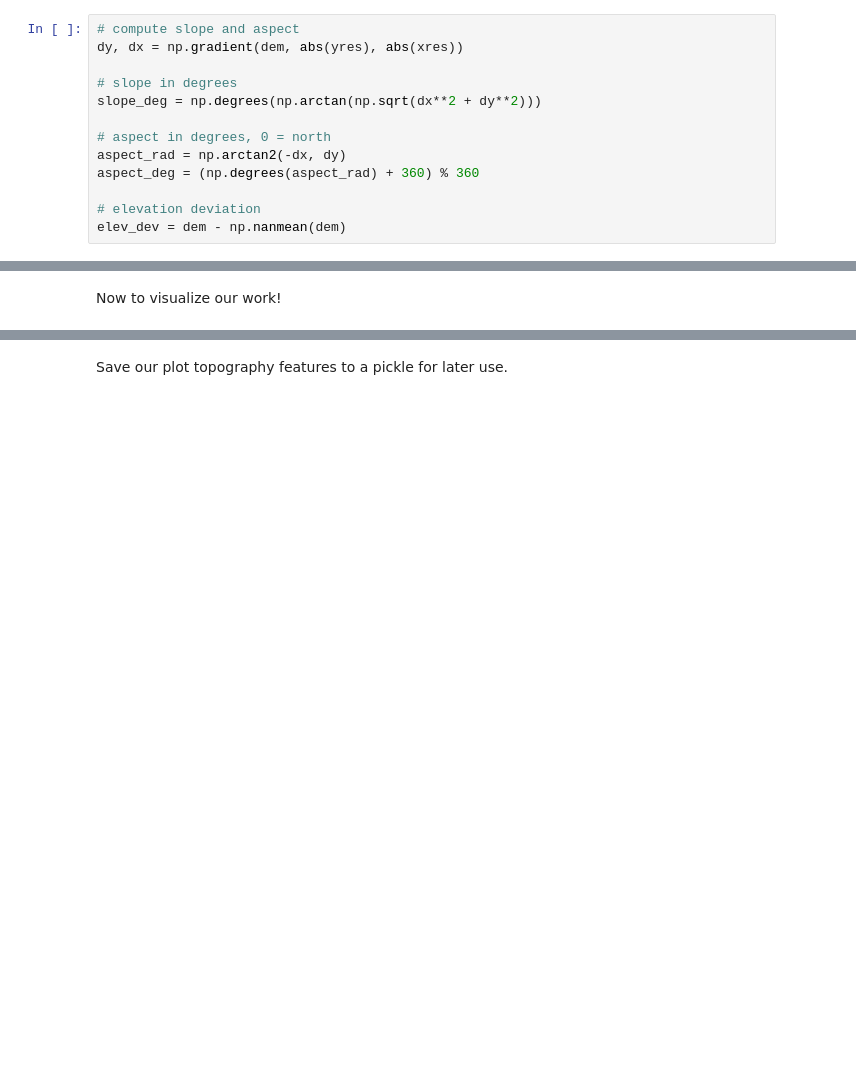
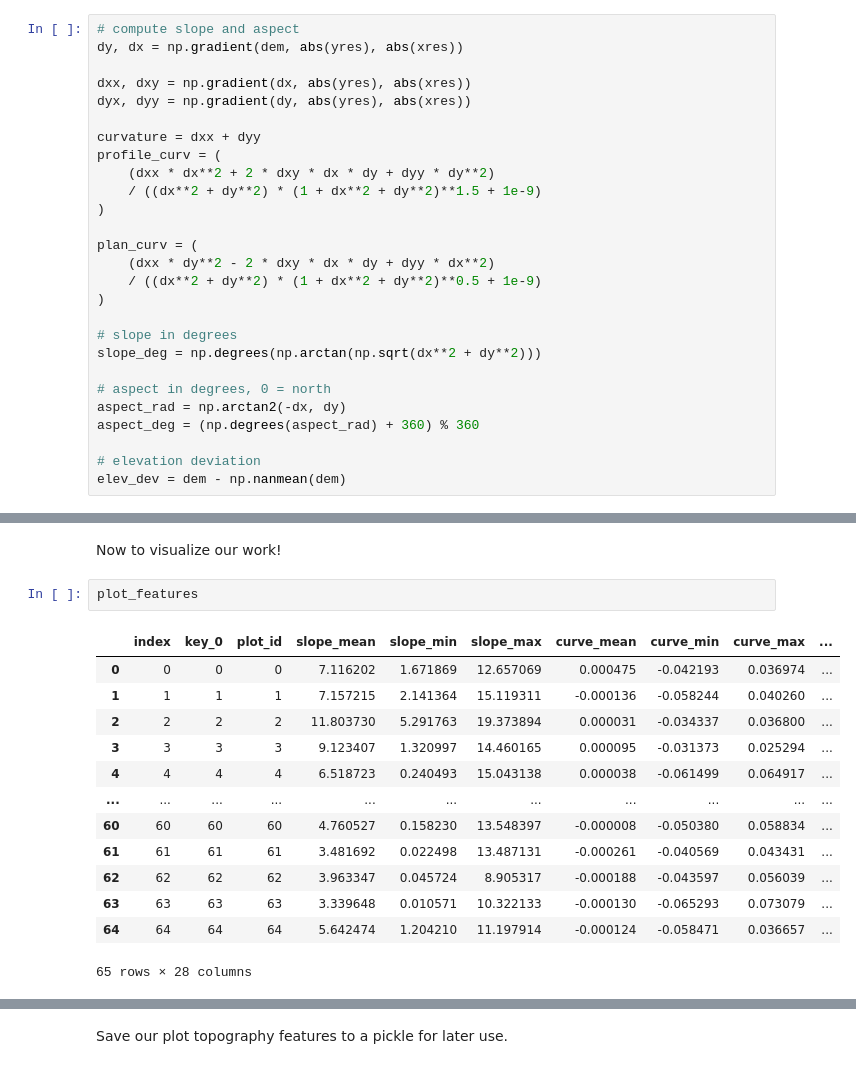
Before and after one commit to simonhansedasi/GrapeExpectations, a Jupyter notebook: RegressionRidge/notebooks/02_breakdown_dem.ipynb, the cells around one changed output, grey strips where cells are left out. Cells and saved outputs as stored; diff of their text form; blank space fills up the shorter version.

```diff
--- a/RegressionRidge/notebooks/02_breakdown_dem.ipynb
+++ b/RegressionRidge/notebooks/02_breakdown_dem.ipynb
@@ -62,6 +60,20 @@ dem = np.where(dem == nodata, np.nan, dem)
 # %%
 # compute slope and aspect
 dy, dx = np.gradient(dem, abs(yres), abs(xres))
+
+dxx, dxy = np.gradient(dx, abs(yres), abs(xres))
+dyx, dyy = np.gradient(dy, abs(yres), abs(xres))
+
+curvature = dxx + dyy
+profile_curv = (
+    (dxx * dx**2 + 2 * dxy * dx * dy + dyy * dy**2)
+    / ((dx**2 + dy**2) * (1 + dx**2 + dy**2)**1.5 + 1e-9)
+)
+
+plan_curv = (
+    (dxx * dy**2 - 2 * dxy * dx * dy + dyy * dx**2)
+    / ((dx**2 + dy**2) * (1 + dx**2 + dy**2)**0.5 + 1e-9)
+)
 
 # slope in degrees
 slope_deg = np.degrees(np.arctan(np.sqrt(dx**2 + dy**2)))
@@ -152,4 +195,20 @@ gdf_features['area_ha'] = gdf_features['area_m2'] / 10000
 plot_features = gdf_features.reset_index().loc[0:64]
 # %% [markdown]
 Now to visualize our work!
+# %%
+plot_features
+# %% [output]
+|  | index | key_0 | plot_id | slope_mean | slope_min | slope_max | curve_mean | curve_min | curve_max | ... |
+| 0 | 0 | 0 | 0 | 7.116202 | 1.671869 | 12.657069 | 0.000475 | -0.042193 | 0.036974 | ... |
+| 1 | 1 | 1 | 1 | 7.157215 | 2.141364 | 15.119311 | -0.000136 | -0.058244 | 0.040260 | ... |
+| 2 | 2 | 2 | 2 | 11.803730 | 5.291763 | 19.373894 | 0.000031 | -0.034337 | 0.036800 | ... |
+| 3 | 3 | 3 | 3 | 9.123407 | 1.320997 | 14.460165 | 0.000095 | -0.031373 | 0.025294 | ... |
+| 4 | 4 | 4 | 4 | 6.518723 | 0.240493 | 15.043138 | 0.000038 | -0.061499 | 0.064917 | ... |
+| ... | ... | ... | ... | ... | ... | ... | ... | ... | ... | ... |
+| 60 | 60 | 60 | 60 | 4.760527 | 0.158230 | 13.548397 | -0.000008 | -0.050380 | 0.058834 | ... |
+| 61 | 61 | 61 | 61 | 3.481692 | 0.022498 | 13.487131 | -0.000261 | -0.040569 | 0.043431 | ... |
+| 62 | 62 | 62 | 62 | 3.963347 | 0.045724 | 8.905317 | -0.000188 | -0.043597 | 0.056039 | ... |
+| 63 | 63 | 63 | 63 | 3.339648 | 0.010571 | 10.322133 | -0.000130 | -0.065293 | 0.073079 | ... |
+| 64 | 64 | 64 | 64 | 5.642474 | 1.204210 | 11.197914 | -0.000124 | -0.058471 | 0.036657 | ... |
+65 rows × 28 columns
 # %%
```
Also changed, not shown: parts of 6 cells of this notebook, 1 other file.
